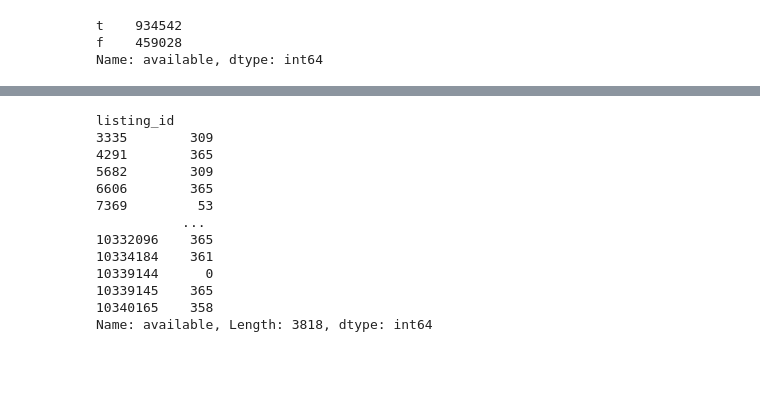
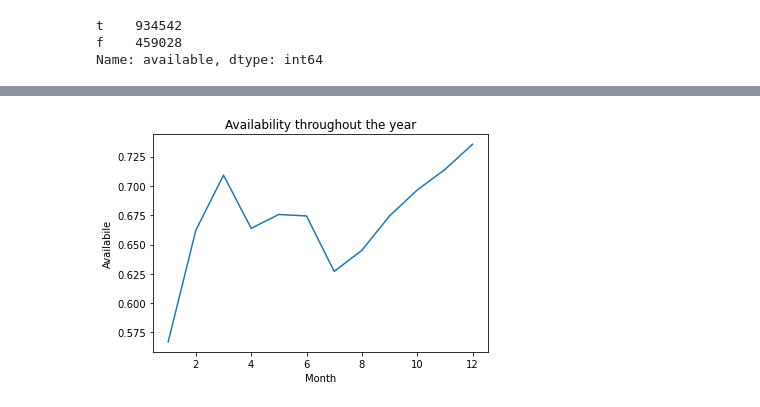
Before and after one commit to Ajax243/Airbnb_Seattle, a Jupyter notebook: calender_nb.ipynb, the cells around one changed output, grey strips where cells are left out. Cells and saved outputs as stored; diff of their text form; code cells hidden in the pictures; blank space fills up the shorter version.

Commit message:
Added monthly and weekly plots

```diff
--- a/calender_nb.ipynb
+++ b/calender_nb.ipynb
@@ -64,5 +68,3 @@ df1=df
 # %%
-df2=pd.DataFrame(lis1)
-df=pd.merge(df1,df2, left_on='listing_id', right_on='listing_id')
-df.shape
+df.head()
 # %% [output]
@@ -70,3 +77,4 @@ df.shape
 # %%
-df=df.rename(columns={'available_x':'available','available_y':'rentability'})
-df
+df['year']=df['date'].dt.year
+df['month']=df['date'].dt.month
+df['day']=df['date'].dt.day
@@ -87,16 +88,19 @@ df
+# %%
+month=range(1,13,1)
+def target(par1):
+    y=[]
+    for i in range(1,13,1):
+           y.append(df[df['date'].dt.month==i][par1].mean())
+
+    return y
+df['price']=numeric_converter(df['price'])
 # %%
-df.groupby(['listing_id'])['available'].sum()
+
+plt.plot(month,target('available'))
+
+plt.xlabel('Month')
+plt.ylabel('Availabile')
+plt.title('Availability throughout the year')
+plt.show()
 # %% [output]
-listing_id
-3335        309
-4291        365
-5682        309
-6606        365
-7369         53
-           ...
-10332096    365
-10334184    361
-10339144      0
-10339145    365
-10340165    358
-Name: available, Length: 3818, dtype: int64
+[figure, added]
```
Also changed, not shown: parts of 7 cells of this notebook.
